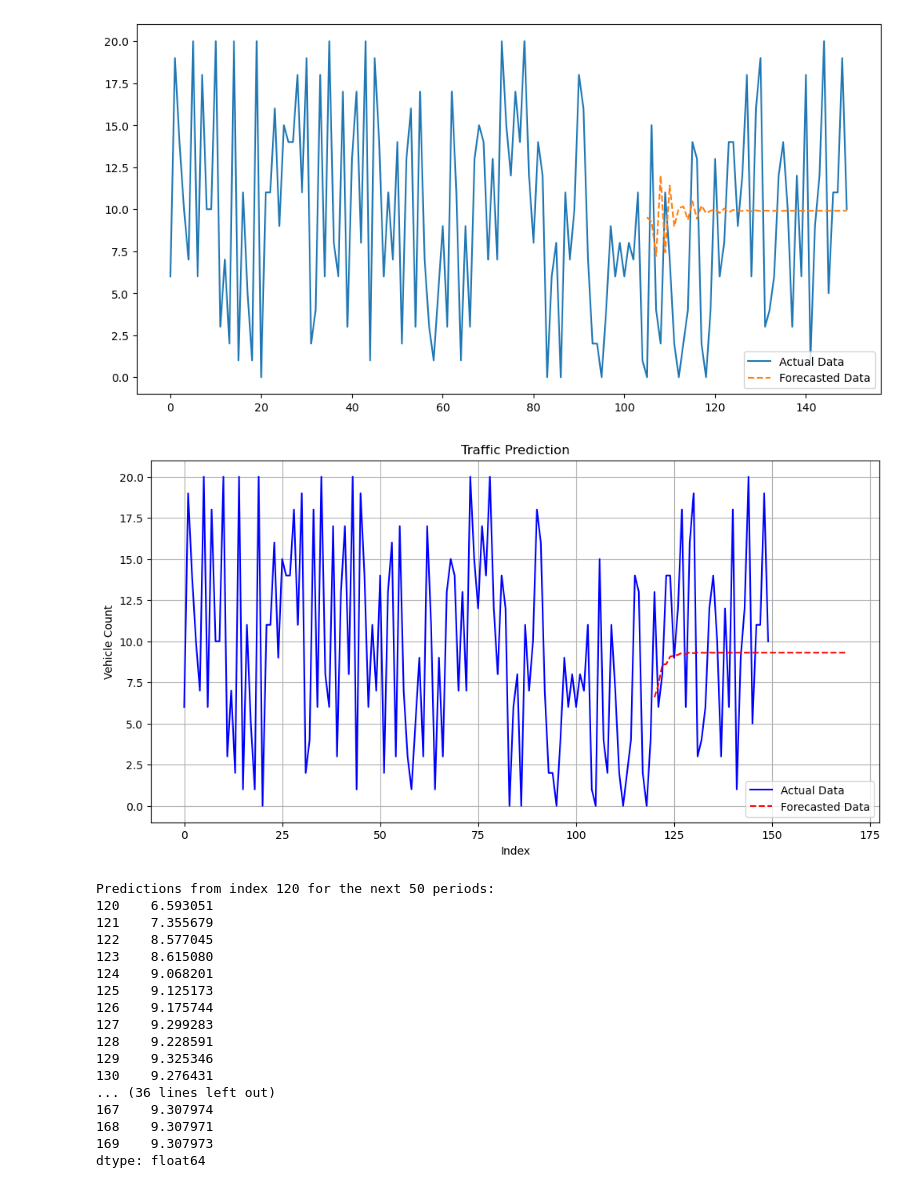
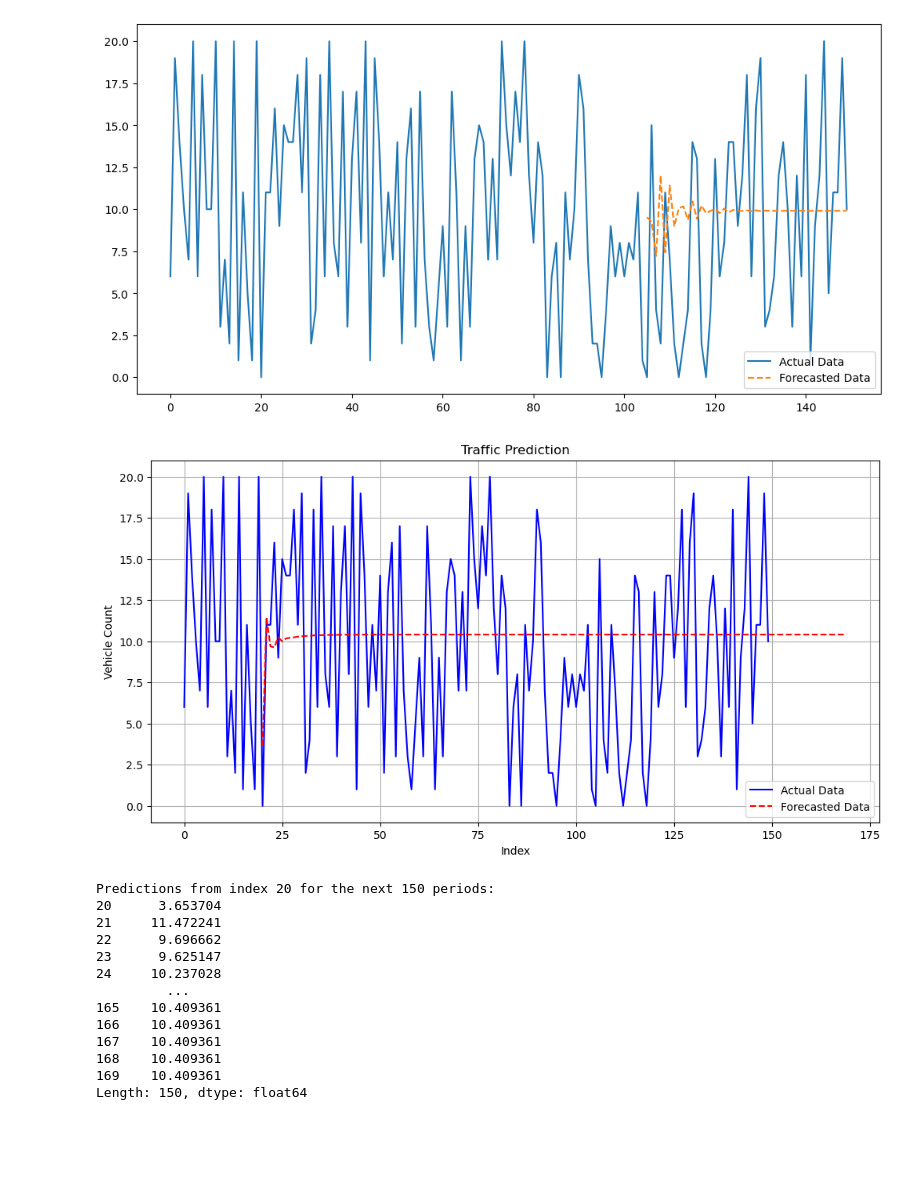
Before and after one commit to anirudhpk01/traffic-predictor-arima, a Jupyter notebook: arima_time_series.ipynb, the cells around one changed output. Cells and saved outputs as stored; diff of their text form; code cells hidden in the pictures; blank space fills up the shorter version.

```diff
--- a/arima_time_series.ipynb
+++ b/arima_time_series.ipynb
@@ -279,45 +279,41 @@ def predict_future(data, start_index, periods, model):
 # %%
 #start_index = 50  # Replace with your desired start index
 #periods_to_predict = 30  # Number of periods to predict into the future
 
 # Assuming 'auto_arima' is the trained model and 'df["cars"]' is your data
 #future_predictions = predict_future(df["cars"], start_index, periods_to_predict, auto_arima)
 
 #print(f"Predictions from index {start_index} for the next {periods_to_predict} periods:")
 #print(future_predictions)
 
 #----
 #future_forecast = predict_future(df['cars'], start_index, periods_to_predict, auto_arima)
 
 #print(f"Forecasted values:\n{future_forecast}")
 
 
 
 
 
 
-start_index = 120 # Example start index
-periods_to_predict = 50 # Number of periods to forecast
+start_index = 20 # Example start index
+periods_to_predict = 150 # Number of periods to forecast
 future_predictions = predict_future(df['cars'], start_index, periods_to_predict, auto_arima)
 
 print(f"Predictions from index {start_index} for the next {periods_to_predict} periods:")
 print(future_predictions)
 # %% [output]
-[figure, old version]
+[figure, new version]
-Predictions from index 120 for the next 50 periods:
-120    6.593051
-121    7.355679
-122    8.577045
-123    8.615080
-124    9.068201
-125    9.125173
-126    9.175744
-127    9.299283
-128    9.228591
-129    9.325346
-130    9.276431
-... (36 lines left out)
-167    9.307974
-168    9.307971
-169    9.307973
-dtype: float64
+Predictions from index 20 for the next 150 periods:
+20      3.653704
+21     11.472241
+22      9.696662
+23      9.625147
+24     10.237028
+         ...
+165    10.409361
+166    10.409361
+167    10.409361
+168    10.409361
+169    10.409361
+Length: 150, dtype: float64
```
Also changed, not shown: 6 other files.
